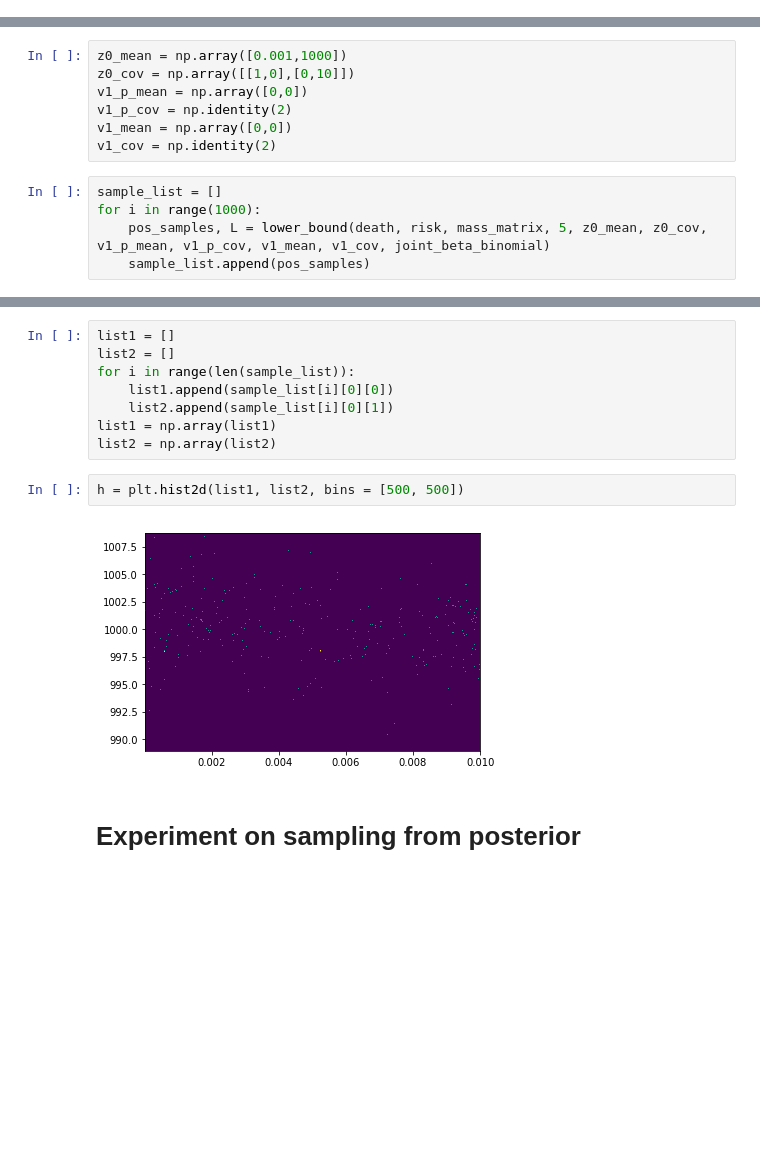
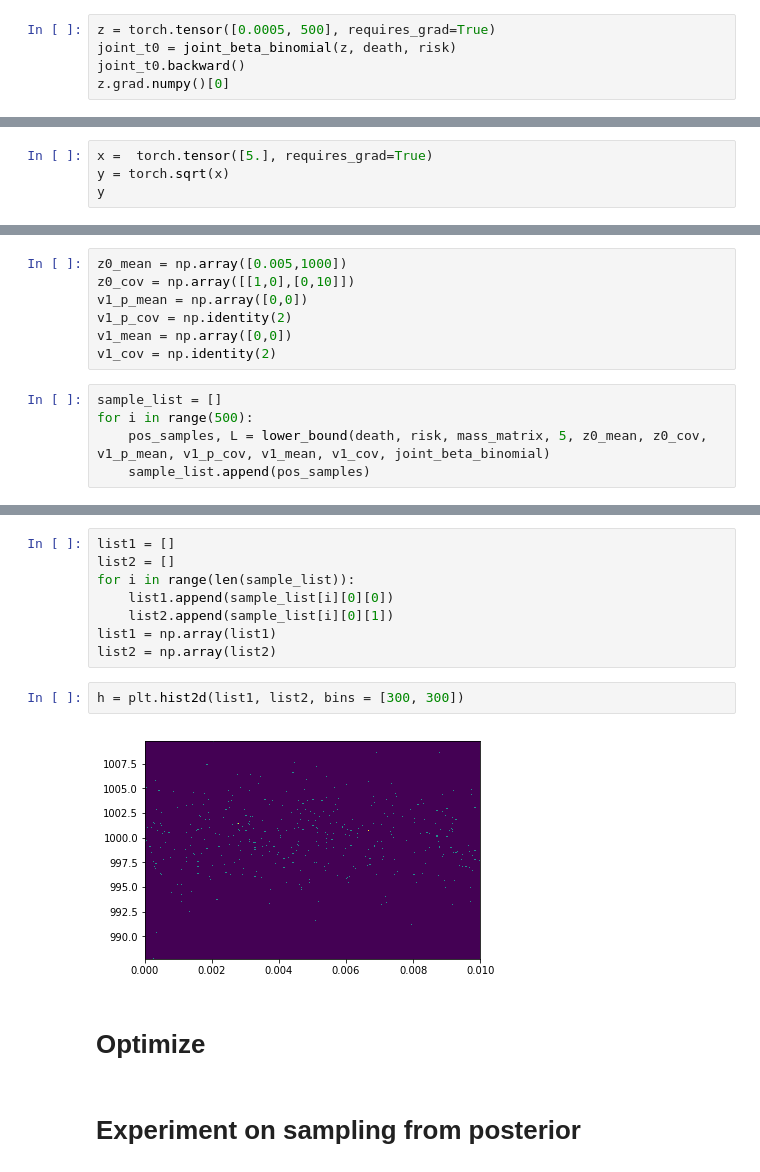
Before and after one commit to yuanzhaoz/HVI-RMHVI-for-VAE, a Jupyter notebook: hmc_test.ipynb, the cells around one changed output, grey strips where cells are left out. Cells and saved outputs as stored; diff of their text form; blank space fills up the shorter version.

```diff
--- a/hmc_test.ipynb
+++ b/hmc_test.ipynb
@@ -145,0 +214,5 @@ def posterior_energy(y, n, theta):
+# %%
+z = torch.tensor([0.0005, 500], requires_grad=True)
+joint_t0 = joint_beta_binomial(z, death, risk)
+joint_t0.backward()
+z.grad.numpy()[0]
@@ -145,0 +238,4 @@ def posterior_energy(y, n, theta):
+# %%
+x =  torch.tensor([5.], requires_grad=True)
+y = torch.sqrt(x)
+y
@@ -206,5 +331,5 @@ def lower_bound(y, n, mass_matrix, n_steps, z0_mean, z0_cov, v1_p_mean, v1_p_cov
 # %%
-z0_mean = np.array([0.001,1000])
+z0_mean = np.array([0.005,1000])
 z0_cov = np.array([[1,0],[0,10]])
 v1_p_mean = np.array([0,0])
 v1_p_cov = np.identity(2)
@@ -212,7 +337,7 @@ v1_mean = np.array([0,0])
 v1_cov = np.identity(2)
 # %%
 sample_list = []
-for i in range(1000):
+for i in range(500):
     pos_samples, L = lower_bound(death, risk, mass_matrix, 5, z0_mean, z0_cov, v1_p_mean, v1_p_cov, v1_mean, v1_cov, joint_beta_binomial)
     sample_list.append(pos_samples)
 # %% [output]
@@ -246,9 +359,11 @@ for i in range(len(sample_list)):
 list1 = np.array(list1)
 list2 = np.array(list2)
 # %%
-h = plt.hist2d(list1, list2, bins = [500, 500])
+h = plt.hist2d(list1, list2, bins = [300, 300])
 # %% [output]
-[figure, old version]
+[figure, new version]
+# %% [markdown]
+# Optimize
 # %% [markdown]
 # Experiment on sampling from posterior
 # %%
```
Also changed, not shown: parts of 19 cells of this notebook, 10 other files.
